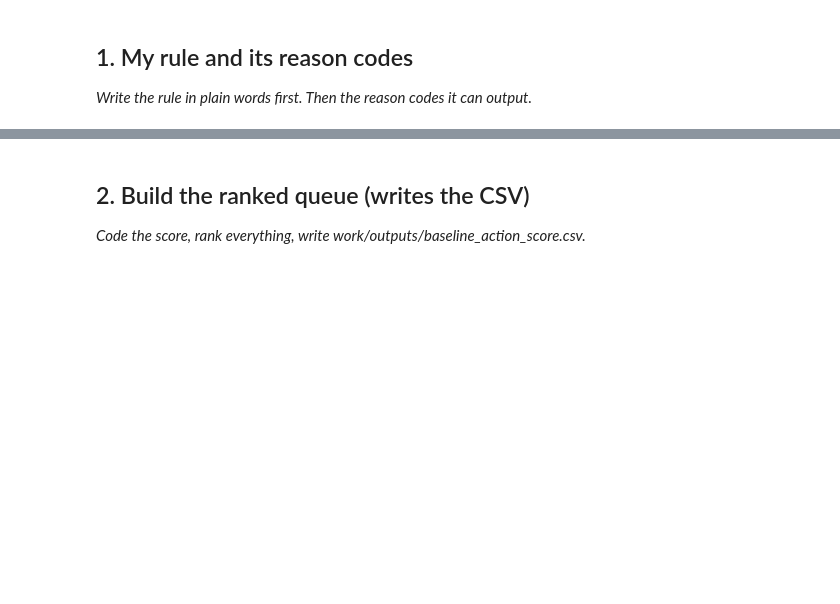
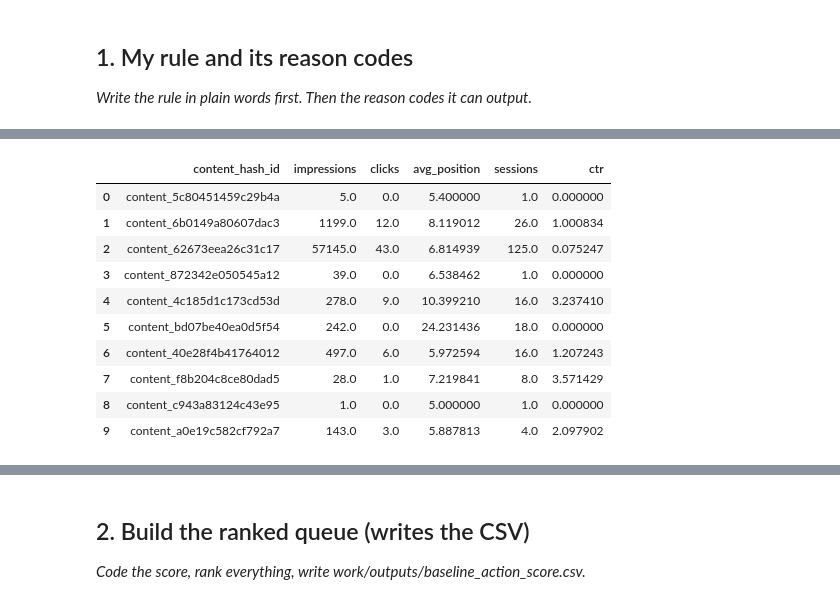
Before and after one commit to Shoaib237124/FlyRank_Internship_ML, a Jupyter notebook: work/notebooks/w04_baseline_score.ipynb, the cells around one changed output, grey strips where cells are left out. Drawn from its saved outputs; the diff is of its cells as text; code cells hidden in the pictures; blank space fills up the shorter version.

```diff
--- a/work/notebooks/w04_baseline_score.ipynb
+++ b/work/notebooks/w04_baseline_score.ipynb
@@ -9,3 +33,22 @@ This skeleton is yours to fill. Work the sections **in order** — each one has
+# %%
+import os
+import duckdb
+from google.colab import userdata
+
+os.environ["HF_TOKEN"] = userdata.get("HF_TOKEN")
+import duckdb
+
+con = duckdb.connect()
+con.execute(f"CREATE OR REPLACE SECRET hf (TYPE huggingface, TOKEN '{HF_TOKEN}')")
+
+REL = 'hf://datasets/FlyRank/internship-warehouse'
+TABLES = {
+    'dim_clients':                f"read_parquet('{REL}/dim_clients.parquet')",
+    'dim_content':                f"read_parquet('{REL}/dim_content.parquet')",
+    'fact_daily':                 f"read_parquet('{REL}/fact_content_daily_performance/**/*.parquet')",
+    'fact_daily_sample':          f"read_parquet('{REL}/fact_content_daily_performance_sample.parquet')",
+    'fact_query_90d':             f"read_parquet('{REL}/fact_content_query_90d.parquet')",
+}
 # %% [markdown]
 ## 1. My rule and its reason codes
 
@@ -15,0 +79,59 @@ This skeleton is yours to fill. Work the sections **in order** — each one has
+# %%
+# This cell is for CODE (numbers, a query, a check).
+# Write your text answer in the cell ABOVE this one — typing sentences here breaks Run All.
+query = f"""
+WITH page_stats AS (
+
+SELECT
+
+content_hash_id,
+
+SUM(gsc_impressions) AS impressions,
+
+SUM(gsc_clicks) AS clicks,
+
+AVG(gsc_avg_position) AS avg_position,
+
+SUM(ga4_sessions) AS sessions,
+
+CASE
+WHEN SUM(gsc_impressions)=0 THEN 0
+ELSE 100.0 * SUM(gsc_clicks) / SUM(gsc_impressions)
+END AS ctr
+
+FROM {TABLES['fact_daily']}
+
+WHERE
+
+month='2026-03'
+
+AND gsc_data_available IS TRUE
+
+AND ga4_data_available IS TRUE
+
+GROUP BY content_hash_id
+
+)
+
+SELECT *
+
+FROM page_stats
+
+LIMIT 10;
+"""
+
+page_stats = con.sql(query).df()
+
+page_stats
+# %% [output]
+|  | content_hash_id | impressions | clicks | avg_position | sessions | ctr |
+| 0 | content_5c80451459c29b4a | 5.0 | 0.0 | 5.400000 | 1.0 | 0.000000 |
+| 1 | content_6b0149a80607dac3 | 1199.0 | 12.0 | 8.119012 | 26.0 | 1.000834 |
+| 2 | content_62673eea26c31c17 | 57145.0 | 43.0 | 6.814939 | 125.0 | 0.075247 |
+| 3 | content_872342e050545a12 | 39.0 | 0.0 | 6.538462 | 1.0 | 0.000000 |
+| 4 | content_4c185d1c173cd53d | 278.0 | 9.0 | 10.399210 | 16.0 | 3.237410 |
+| 5 | content_bd07be40ea0d5f54 | 242.0 | 0.0 | 24.231436 | 18.0 | 0.000000 |
+| 6 | content_40e28f4b41764012 | 497.0 | 6.0 | 5.972594 | 16.0 | 1.207243 |
+| 7 | content_f8b204c8ce80dad5 | 28.0 | 1.0 | 7.219841 | 8.0 | 3.571429 |
+| 8 | content_c943a83124c43e95 | 1.0 | 0.0 | 5.000000 | 1.0 | 0.000000 |
+| 9 | content_a0e19c582cf792a7 | 143.0 | 3.0 | 5.887813 | 4.0 | 2.097902 |
```
Also changed, not shown: parts of 17 cells of this notebook.
